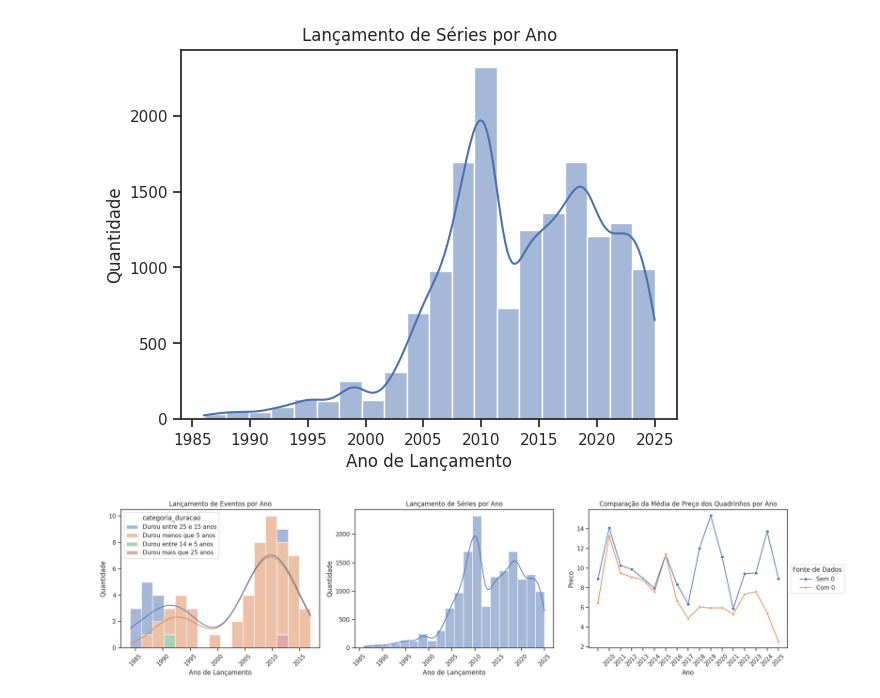
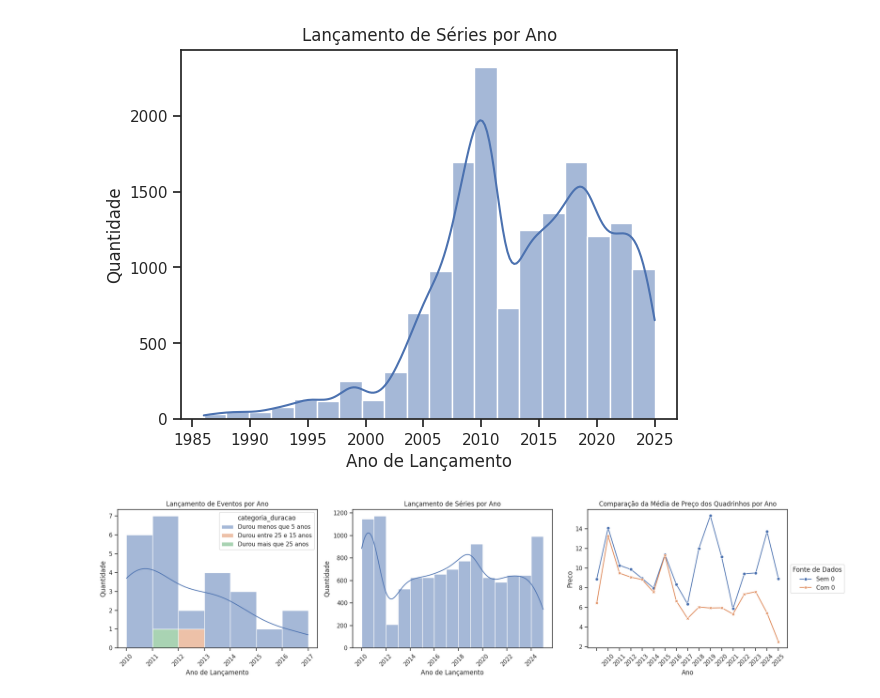
Before and after one commit to thamyrissacamoto/MarvelAPI, a Jupyter notebook: AnalisandoInsights.ipynb, the cells around one changed output. Saved outputs shown, nothing was run; the diff lists cells and outputs as text; code cells hidden in the pictures.

```diff
--- a/AnalisandoInsights.ipynb
+++ b/AnalisandoInsights.ipynb
@@ -240,20 +220,3 @@ comics["last_modified"] = comics["last_modified"].astype(str)
 # %%
 media_precos = price_year.groupby("Ano")["Preco"].mean().reset_index()
 media_precos_maior_zero = price_year[price_year["Preco"] > 0].groupby("Ano")["Preco"].mean().reset_index()
-# %%
-medias_merged = media_precos.merge(media_precos_maior_zero, on='Ano', suffixes=('_com0', '_sem0'))
-
-df_long = medias_merged.melt(id_vars='Ano', value_vars=['Preco_sem0', 'Preco_com0'],
-                         var_name='Fonte', value_name='Preco')
-
-df_long['Fonte'] = df_long['Fonte'].replace({
-    'Preco_sem0': 'Sem 0',
-    'Preco_com0': 'Com 0'
-})
-
-sns.lineplot(data=df_long, x='Ano', y='Preco', hue='Fonte', markers=True, style='Fonte', dashes=False)
-plt.title("Comparação da Média de Preço dos Quadrinhos por Ano")
-plt.legend(title="Fonte de Dados", loc='center left', bbox_to_anchor=(1, 0.5))
-plt.tight_layout()
-plt.xticks(rotation=45, ha='right')
-plt.show()
@@ -566,25 +720,25 @@ plt.show()
 # %%
 fig, axes = plt.subplots(1, 3, figsize=(20, 5))  # 1 row, 2 columns
 
-sns.histplot(data=events[events["Ano_Inicio"] <= 2025], x="Ano_Inicio", kde=True, binwidth=2, hue="categoria_duracao", multiple="stack", ax = axes[0])
+sns.histplot(data=events[(events["Ano_Inicio"] <= 2025) & (events["Ano_Inicio"] >= 2010)], x="Ano_Inicio", kde=True, binwidth=1, hue="categoria_duracao", multiple="stack", ax = axes[0])
 axes[0].set_title("Lançamento de Eventos por Ano")
 axes[0].set_xlabel("Ano de Lançamento")
 axes[0].set_ylabel("Quantidade")
 axes[0].tick_params(axis='x', rotation=45)
 
-sns.histplot(data=series[(series["startYear"] > 1985) & (series["startYear"] <= 2025)], x="startYear", kde=True, binwidth=2, ax=axes[1])
+sns.histplot(data=series[(series["startYear"] >= 2010) & (series["startYear"] <= 2025)], x="startYear", kde=True, binwidth=1, ax=axes[1])
 axes[1].set_title("Lançamento de Séries por Ano")
 axes[1].set_xlabel("Ano de Lançamento")
 axes[1].set_ylabel("Quantidade")
 axes[1].tick_params(axis='x', rotation=45)
 
 sns.lineplot(data=df_long, x='Ano', y='Preco', hue='Fonte', markers=True, style='Fonte', dashes=False, ax=axes[2])
 axes[2].set_title("Comparação da Média de Preço dos Quadrinhos por Ano")
 axes[2].legend(title="Fonte de Dados", loc='center left', bbox_to_anchor=(1, 0.5))
 axes[2].tick_params(axis='x', rotation=45)
 
 
 plt.tight_layout()
 plt.show()
 # %% [output]
-[figure, old version]
+[figure, new version]
```
Also changed, not shown: parts of 48 cells of this notebook.
